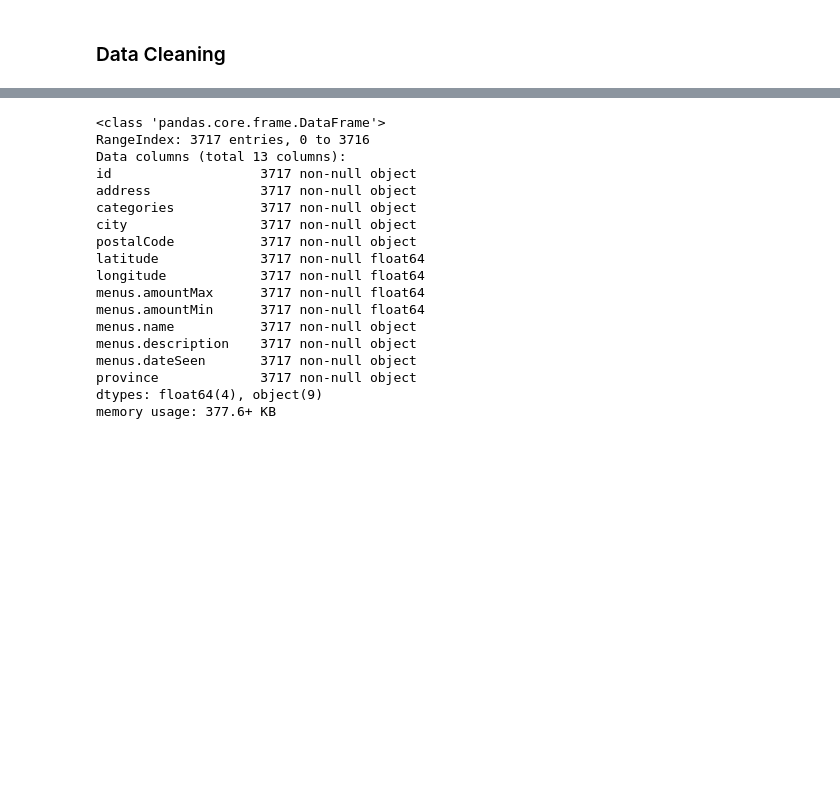
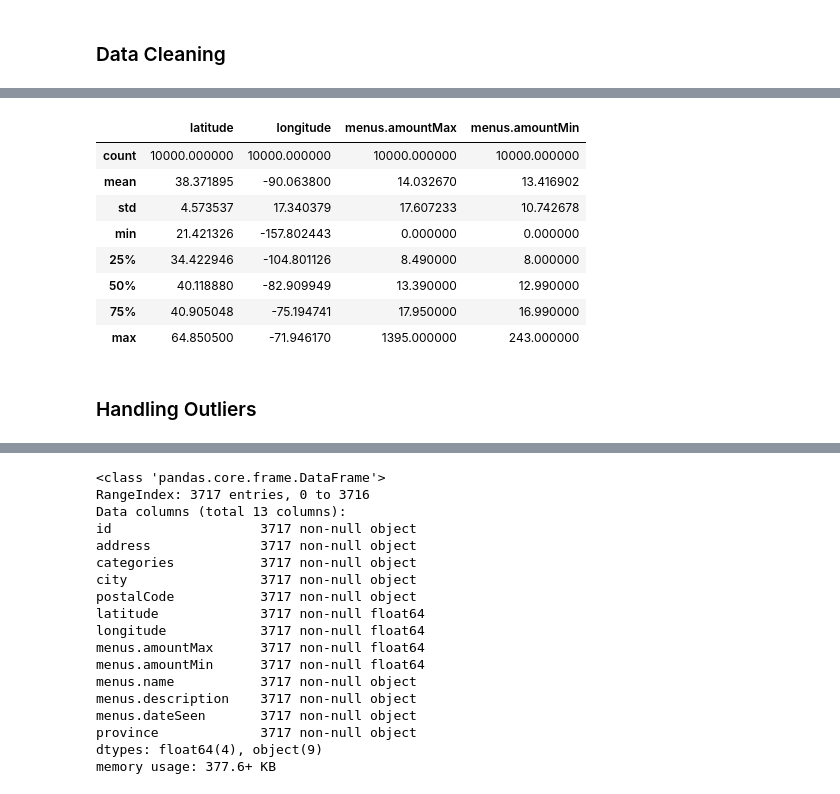
Before and after one commit to ic2019/etl-project, a Jupyter notebook: scripts/etl_data.ipynb, the cells around one changed output, grey strips where cells are left out. Drawn from its saved outputs; the diff is of its cells as text; code cells hidden in the pictures; blank space fills up the shorter version.

```diff
--- a/scripts/etl_data.ipynb
+++ b/scripts/etl_data.ipynb
@@ -116,0 +143,16 @@ pizza_data_transformed.head()
+# %%
+# Checking descriptive stats info on the data
+
+pizza_data_transformed.describe()
+# %% [output]
+|  | latitude | longitude | menus.amountMax | menus.amountMin |
+| count | 10000.000000 | 10000.000000 | 10000.000000 | 10000.000000 |
+| mean | 38.371895 | -90.063800 | 14.032670 | 13.416902 |
+| std | 4.573537 | 17.340379 | 17.607233 | 10.742678 |
+| min | 21.421326 | -157.802443 | 0.000000 | 0.000000 |
+| 25% | 34.422946 | -104.801126 | 8.490000 | 8.000000 |
+| 50% | 40.118880 | -82.909949 | 13.390000 | 12.990000 |
+| 75% | 40.905048 | -75.194741 | 17.950000 | 16.990000 |
+| max | 64.850500 | -71.946170 | 1395.000000 | 243.000000 |
+# %% [markdown]
+### Handling Outliers
```
Also changed, not shown: parts of 9 cells of this notebook, 17 other files.
